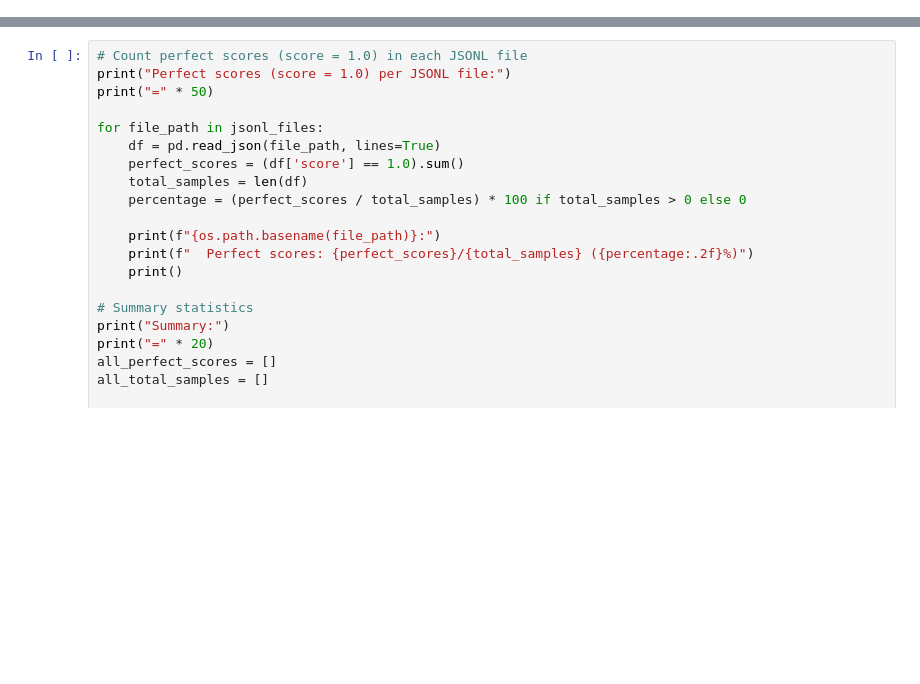
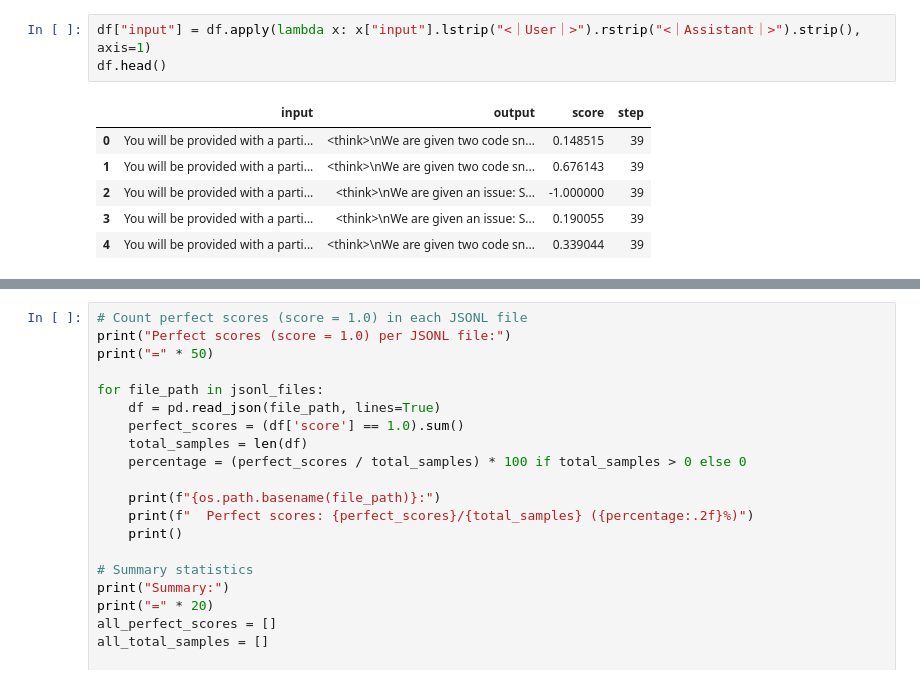
Before and after one commit to rasdani/verl, a Jupyter notebook: rollouts.ipynb, the cells around one changed output, grey strips where cells are left out. Cells and saved outputs as stored; diff of their text form; blank space fills up the shorter version.

```diff
--- a/rollouts.ipynb
+++ b/rollouts.ipynb
@@ -6,0 +33,10 @@ df.head()
+# %%
+df["input"] = df.apply(lambda x: x["input"].lstrip("<｜User｜>").rstrip("<｜Assistant｜>").strip(), axis=1)
+df.head()
+# %% [output]
+|  | input | output | score | step |
+| 0 | You will be provided with a parti... | <think>\nWe are given two code sn... | 0.148515 | 39 |
+| 1 | You will be provided with a parti... | <think>\nWe are given two code sn... | 0.676143 | 39 |
+| 2 | You will be provided with a parti... | <think>\nWe are given an issue: S... | -1.000000 | 39 |
+| 3 | You will be provided with a parti... | <think>\nWe are given an issue: S... | 0.190055 | 39 |
+| 4 | You will be provided with a parti... | <think>\nWe are given two code sn... | 0.339044 | 39 |
```
Also changed, not shown: parts of 7 cells of this notebook, 1 other file.
